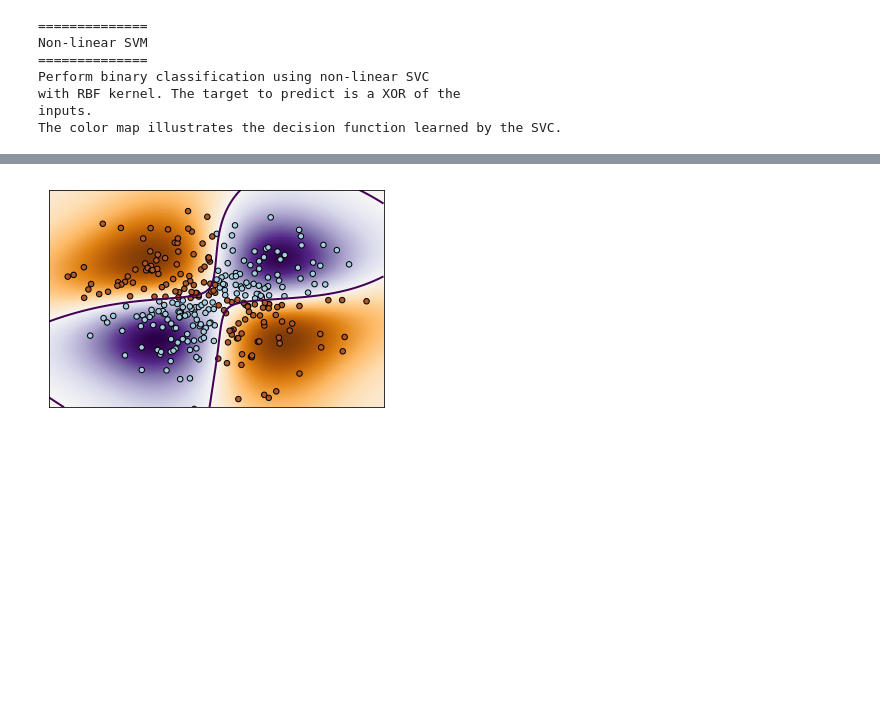
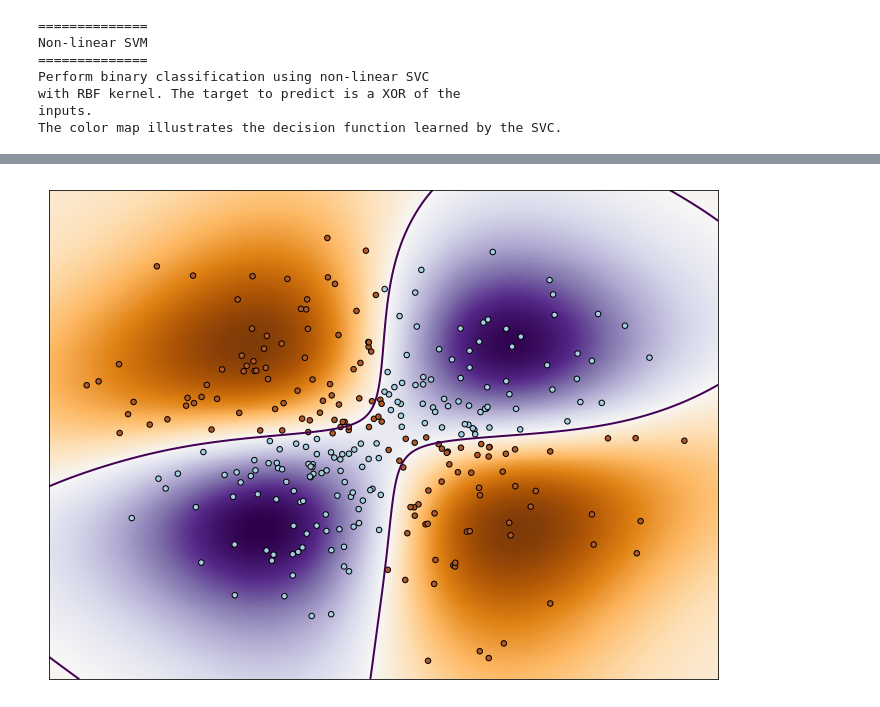
Before and after one commit to bapoczos/ScalableML, a Jupyter notebook: svm_demos/102_plot_svm_nonlinear.ipynb, the cells around one changed output, grey strips where cells are left out. Cells and saved outputs as stored; diff of their text form; code cells hidden in the pictures; blank space fills up the shorter version.

```diff
--- a/svm_demos/102_plot_svm_nonlinear.ipynb
+++ b/svm_demos/102_plot_svm_nonlinear.ipynb
@@ -40,20 +52,20 @@ NuSVC(cache_size=200, class_weight=None, coef0=0.0,
 # %%
 
 
 # plot the decision function for each datapoint on the grid
 Z = clf.decision_function(np.c_[xx.ravel(), yy.ravel()])
 Z = Z.reshape(xx.shape)
 
+plt.figure(2, figsize=(12, 9))
 plt.imshow(Z, interpolation='nearest',
            extent=(xx.min(), xx.max(), yy.min(), yy.max()), aspect='auto',
            origin='lower', cmap=plt.cm.PuOr_r)
-contours = plt.contour(xx, yy, Z, levels=[0], linewidths=2,
-                       linetypes='--')
+contours = plt.contour(xx, yy, Z, levels=[0], linewidths=2)
 plt.scatter(X[:, 0], X[:, 1], s=30, c=Y, cmap=plt.cm.Paired,
             edgecolors='k')
 plt.xticks(())
 plt.yticks(())
 plt.axis([-3, 3, -3, 3])
 plt.show()
 # %% [output]
-[figure, old version]
+[figure, new version]
```
Also changed, not shown: parts of 3 cells of this notebook, 1 other file.
